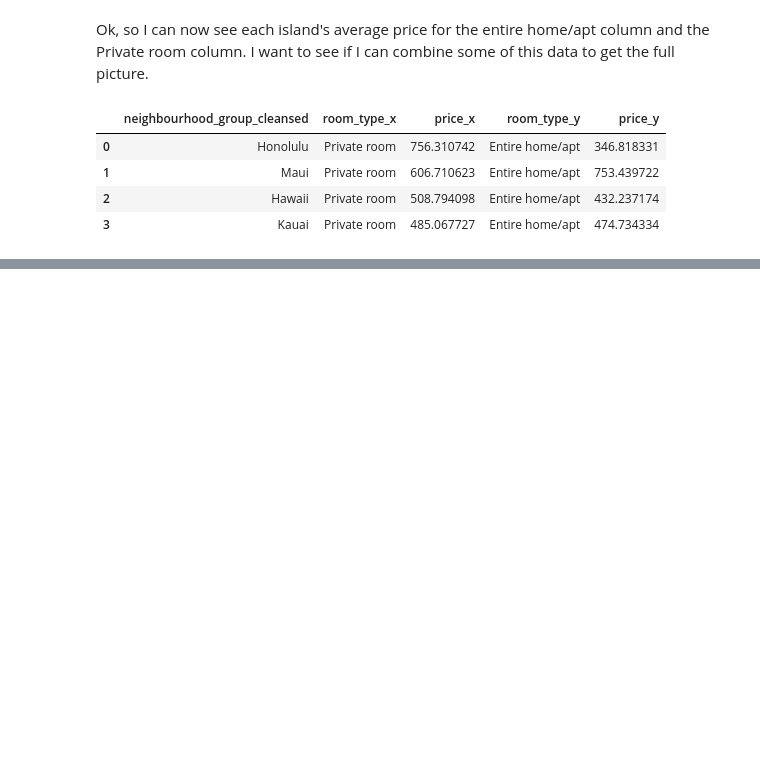
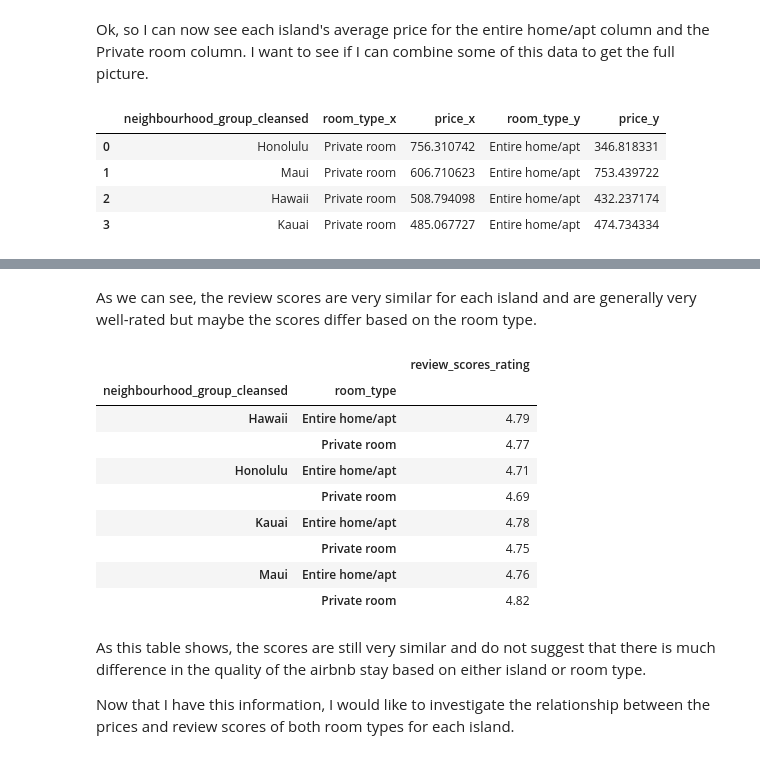
Before and after one commit to ubco-W2022T2-data301/project-group-group38, a Jupyter notebook: CB_EDA_Milestone3.ipynb, the cells around one changed output, grey strips where cells are left out. Drawn from its saved outputs; the diff is of its cells as text; code cells hidden in the pictures; blank space fills up the shorter version.

```diff
--- a/CB_EDA_Milestone3.ipynb
+++ b/CB_EDA_Milestone3.ipynb
@@ -197,0 +223,23 @@ df_combined
+# %% [markdown]
+As we can see, the review scores are very similar for each island and are generally very well-rated but maybe the scores differ based on the room type.
+# %%
+df = pd.read_csv('http://data.insideairbnb.com/united-states/hi/hawaii/2022-12-15/data/listings.csv.gz')
+df = df[['neighbourhood_group_cleansed', 'room_type', 'review_scores_rating', 'price']]
+df = df[df['room_type'].isin(['Private room', 'Entire home/apt'])]
+df = df.groupby(['neighbourhood_group_cleansed', 'room_type']).mean().round(2)
+df
+# %% [output]
+|  |  | review_scores_rating |
+| neighbourhood_group_cleansed | room_type |  |
+| Hawaii | Entire home/apt | 4.79 |
+|  | Private room | 4.77 |
+| Honolulu | Entire home/apt | 4.71 |
+|  | Private room | 4.69 |
+| Kauai | Entire home/apt | 4.78 |
+|  | Private room | 4.75 |
+| Maui | Entire home/apt | 4.76 |
+|  | Private room | 4.82 |
+# %% [markdown]
+As this table shows, the scores are still very similar and do not suggest that there is much difference in the quality of the airbnb stay based on either island or room type.
+
+Now that I have this information, I would like to investigate the relationship between the prices and review scores of both room types for each island.
```
Also changed, not shown: parts of 4 cells of this notebook.
